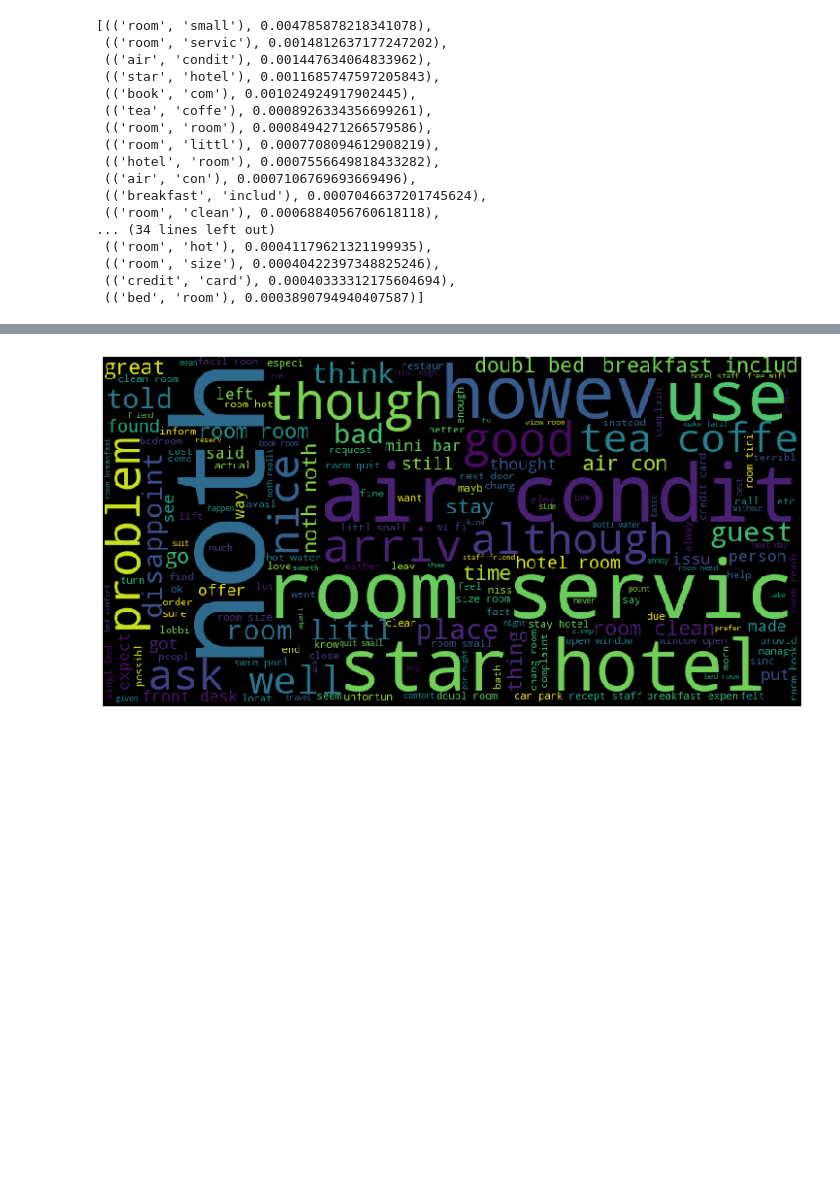
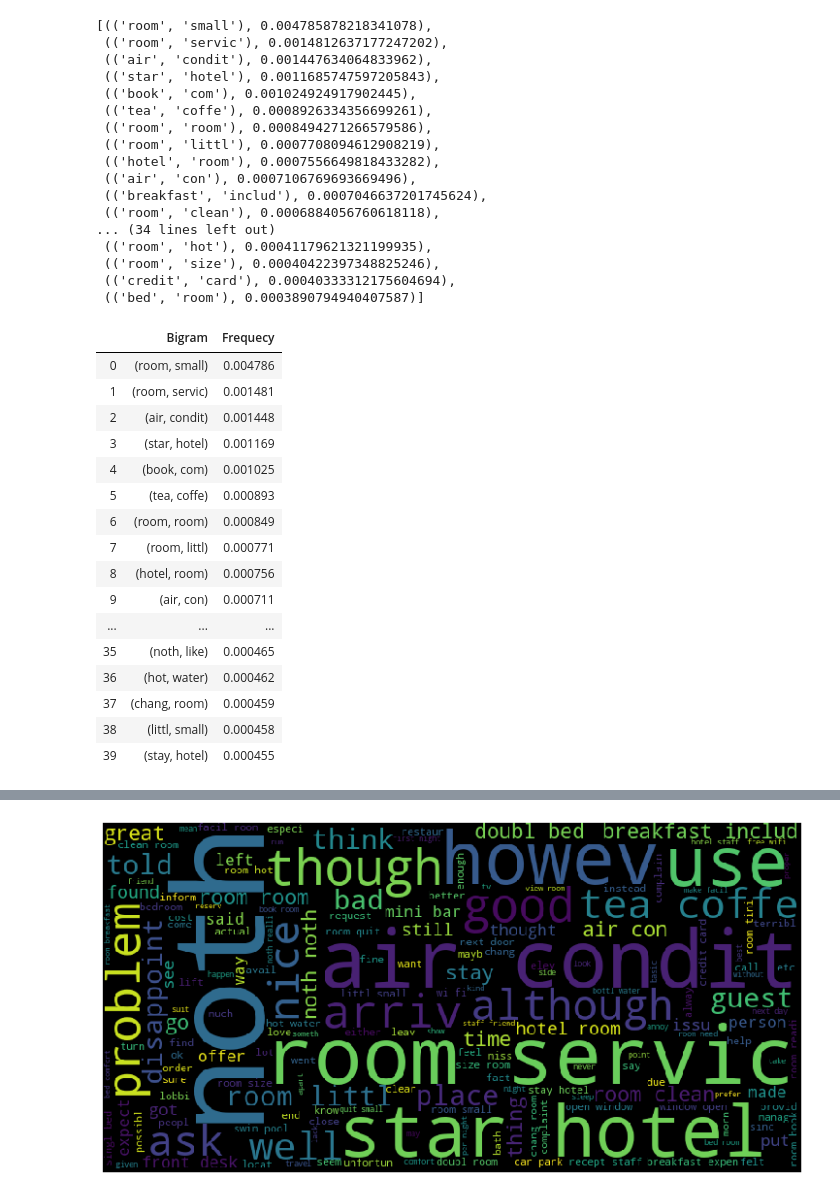
Before and after one commit to anitaguo49/Hotel-Review-Analysis-using-NLP, a Jupyter notebook: Notebook.ipynb, the cells around one changed output, grey strips where cells are left out. Cells and saved outputs as stored; diff of their text form; code cells hidden in the pictures; blank space fills up the shorter version.

```diff
--- a/Notebook.ipynb
+++ b/Notebook.ipynb
@@ -346,8 +327,8 @@ from nltk.collocations import *
 
 bigram_measures = nltk.collocations.BigramAssocMeasures()
 rev_finder = BigramCollocationFinder.from_words(words_lemmatized)
-rev_scored = rev_finder.score_ngrams(bigram_measures.raw_freq)
-rev_scored[:50]
+rev_biscored = rev_finder.score_ngrams(bigram_measures.raw_freq)
+rev_biscored[:50]
 # %% [output]
 [(('room', 'small'), 0.004785878218341078),
  (('room', 'servic'), 0.0014812637177247202),
@@ -366,3 +347,25 @@ rev_scored[:50]
  (('room', 'size'), 0.00040422397348825246),
  (('credit', 'card'), 0.00040333312175604694),
  (('bed', 'room'), 0.0003890794940407587)]
+# %%
+bigram = pd.DataFrame(rev_biscored, columns=['Bigram', 'Frequecy'])
+# %%
+bigram[0:40]
+# %% [output]
+|  | Bigram | Frequecy |
+| 0 | (room, small) | 0.004786 |
+| 1 | (room, servic) | 0.001481 |
+| 2 | (air, condit) | 0.001448 |
+| 3 | (star, hotel) | 0.001169 |
+| 4 | (book, com) | 0.001025 |
+| 5 | (tea, coffe) | 0.000893 |
+| 6 | (room, room) | 0.000849 |
+| 7 | (room, littl) | 0.000771 |
+| 8 | (hotel, room) | 0.000756 |
+| 9 | (air, con) | 0.000711 |
+| ... | ... | ... |
+| 35 | (noth, like) | 0.000465 |
+| 36 | (hot, water) | 0.000462 |
+| 37 | (chang, room) | 0.000459 |
+| 38 | (littl, small) | 0.000458 |
+| 39 | (stay, hotel) | 0.000455 |
```
Also changed, not shown: parts of 61 cells of this notebook.
